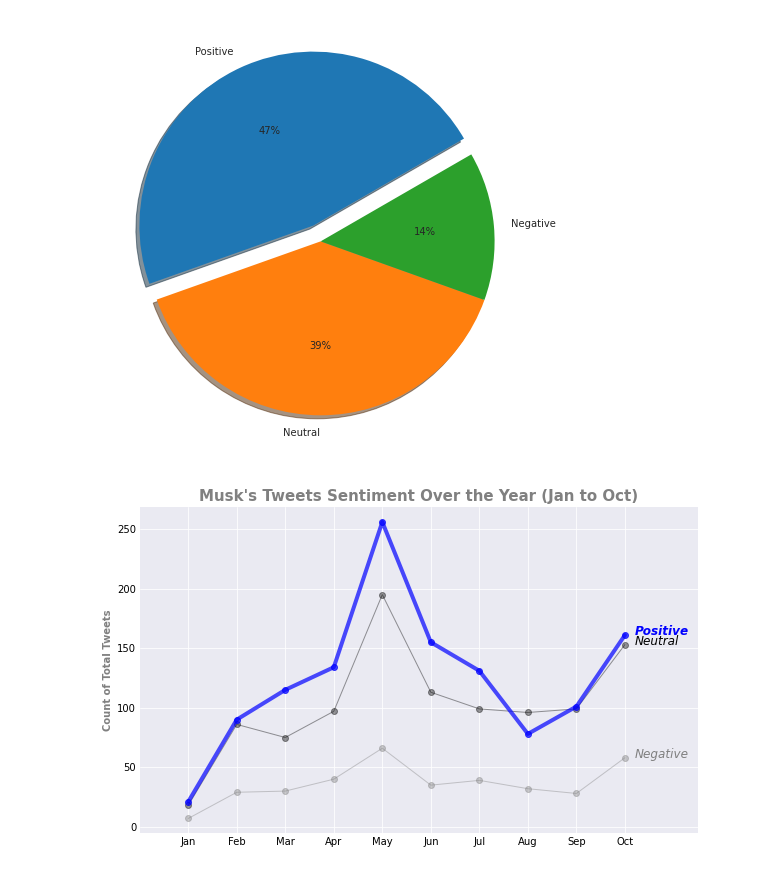
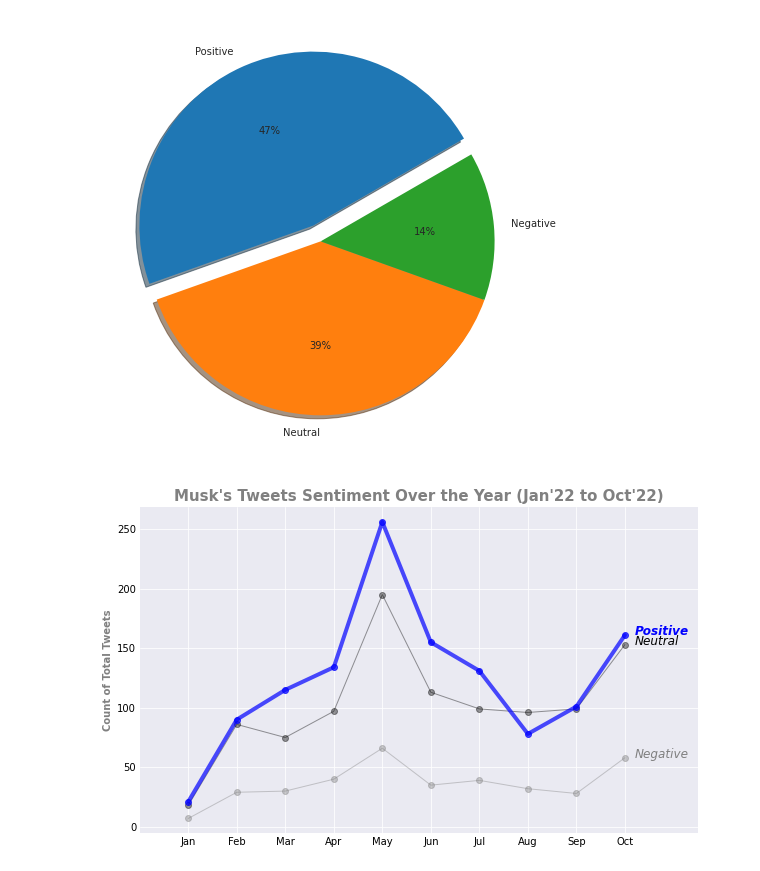
Before and after one commit to Rahad-Mohi-Uddin/Kaggle, a Jupyter notebook: elon-musk-s-tweet-analysis.ipynb, the cells around one changed output. Drawn from its saved outputs; the diff is of its cells as text; code cells hidden in the pictures.

Commit message:
Kaggle Notebook | Elon Musk's Tweet Analysis | Version 4

```diff
--- a/elon-musk-s-tweet-analysis.ipynb
+++ b/elon-musk-s-tweet-analysis.ipynb
@@ -88,6 +92,7 @@ def clean_text(text):
     text=re.sub('[^\w\s]','',text)                  #remove punctuation from the tweets
     text=re.sub('^[\s]+|[\s]+$','',text)            #remove leading & trailing whitespace from the tweets
     text=re.sub(emoji,'',text)                      #remove the emojis from the tweets
+    text=text.lower()
 
     return text
 # %%
@@ -195,32 +200,33 @@ for i in tweet['Month'].unique():
 
     neu=tweet.loc[(tweet['Month']==i) & (tweet['Sentiment']=='Neutral'),'Sentiment'].count()
     neutral.append(neu)
 
     neg=tweet.loc[(tweet['Month']==i) & (tweet['Sentiment']=='Negative'),'Sentiment'].count()
     negative.append(neg)
 
 date=tweet['Month'].unique().tolist()
 month=['Oct','Sep','Aug','Jul','Jun','May','Apr','Mar','Feb','Jan']
 
 plt.style.use('seaborn-darkgrid')
 
 plt.figure(figsize=(10,6))
 
 plt.plot(date,neutral,marker='o',color='black',linewidth=1, alpha=0.4)
 plt.plot(date,negative,marker='o',color='grey',linewidth=1, alpha=0.4)
 plt.plot(date,positive,marker='o',color='blue',linewidth=4, alpha=0.7)
 
 plt.xlim(0,11.5)
 
 plt.text(10.2,neutral[0],'Neutral',horizontalalignment='left',color='black',fontsize='large',fontstyle='italic',fontweight='regular')
 plt.text(10.2,negative[0],'Negative',horizontalalignment='left',color='grey',fontsize='large',fontstyle='italic',fontweight='regular')
 plt.text(10.2,positive[0],'Positive',horizontalalignment='left',color='blue',fontsize='large',fontstyle='italic',fontweight='semibold')
 
 plt.xticks(date,labels=month,color='black',fontsize='medium',fontweight='medium')
 plt.yticks(color='black',fontsize='medium',fontweight='medium')
 
-plt.title("Musk's Tweets Sentiment Over the Year (Jan to Oct)",loc='center',color='grey',fontsize=15,fontweight='semibold')
+plt.title("Musk's Tweets Sentiment Over the Year (Jan'22 to Oct'22)",loc='center',color='grey',fontsize=15,fontweight='semibold')
 plt.ylabel("Count of Total Tweets",color='grey',fontsize=10,fontweight='semibold')
+#plt.savefig('tweet over the time.png')
 plt.show()
 # %% [output]
-[figure, old version]
+[figure, new version]
```
Also changed, not shown: parts of 7 cells of this notebook.
